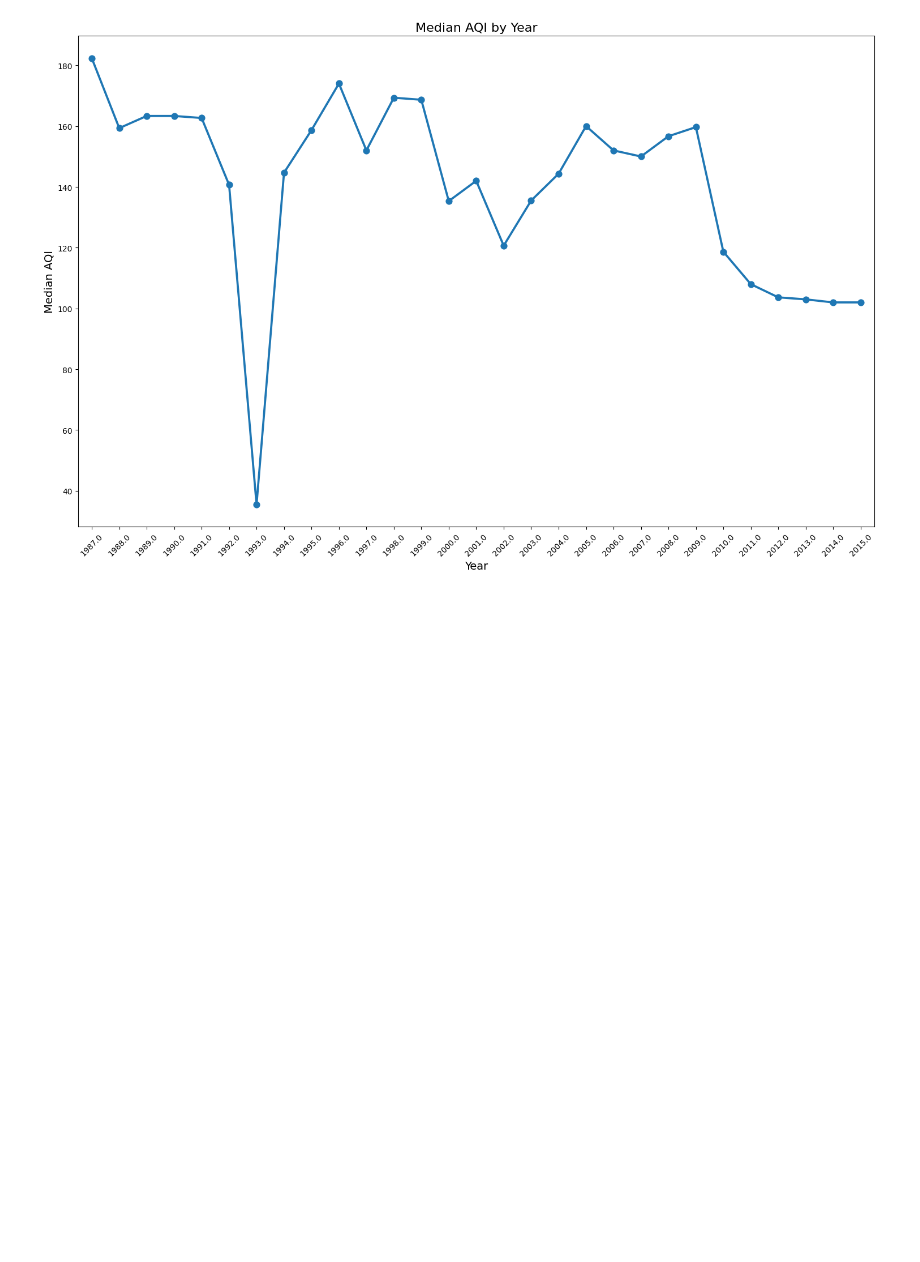
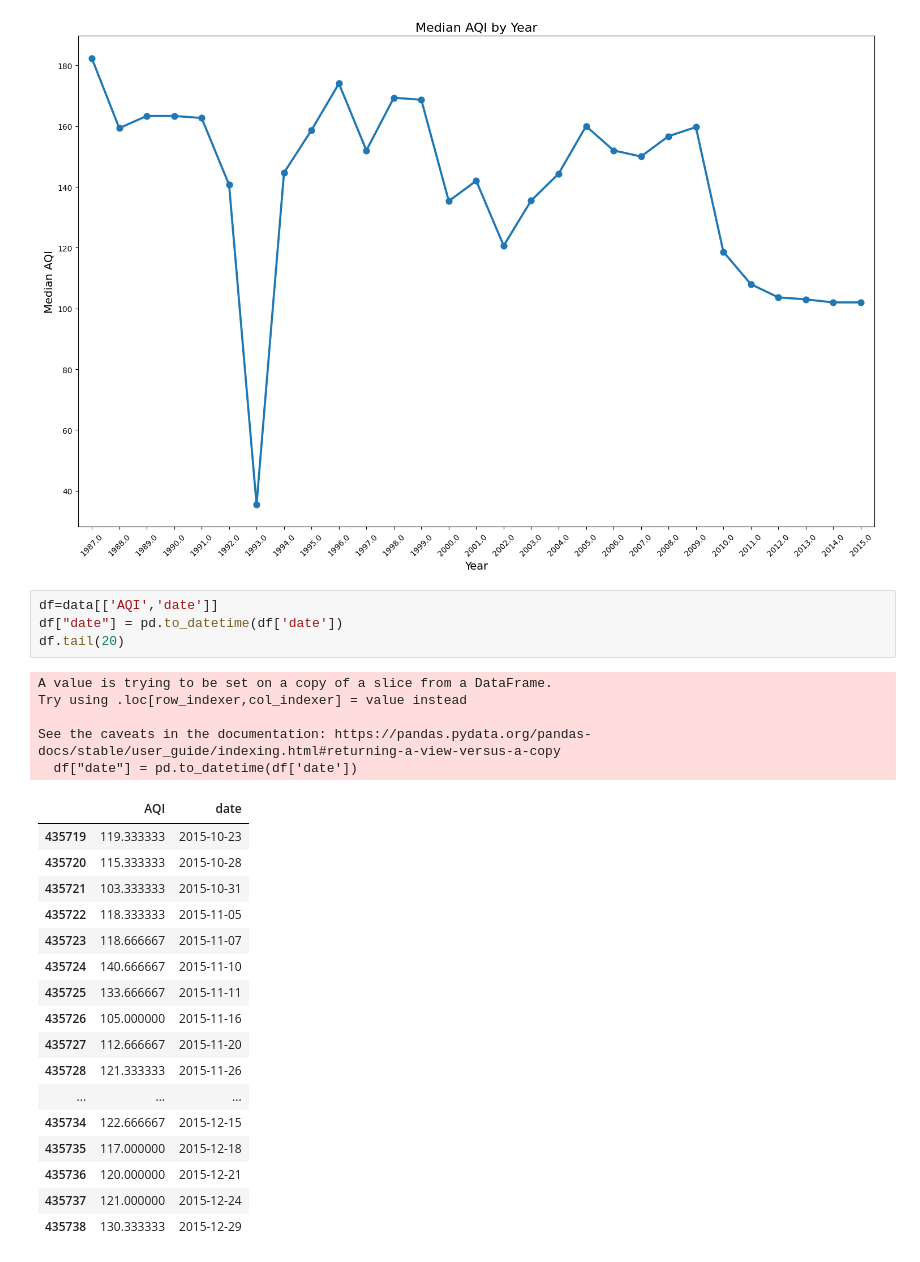
Before and after one commit to soulbrooxx/indian-air, a Jupyter notebook: idian-air.ipynb, the cells around one changed output. Cells and saved outputs as stored; diff of their text form; blank space fills up the shorter version.

```diff
--- a/idian-air.ipynb
+++ b/idian-air.ipynb
@@ -201,3 +290,30 @@ plt.tight_layout()
 plt.show()
 # %% [output]
 [figure]
+# %%
+df=data[['AQI','date']]
+df["date"] = pd.to_datetime(df['date'])
+df.tail(20)
+# %% [output]
+A value is trying to be set on a copy of a slice from a DataFrame.
+Try using .loc[row_indexer,col_indexer] = value instead
+
+See the caveats in the documentation: https://pandas.pydata.org/pandas-docs/stable/user_guide/indexing.html#returning-a-view-versus-a-copy
+  df["date"] = pd.to_datetime(df['date'])
+|  | AQI | date |
+| 435719 | 119.333333 | 2015-10-23 |
+| 435720 | 115.333333 | 2015-10-28 |
+| 435721 | 103.333333 | 2015-10-31 |
+| 435722 | 118.333333 | 2015-11-05 |
+| 435723 | 118.666667 | 2015-11-07 |
+| 435724 | 140.666667 | 2015-11-10 |
+| 435725 | 133.666667 | 2015-11-11 |
+| 435726 | 105.000000 | 2015-11-16 |
+| 435727 | 112.666667 | 2015-11-20 |
+| 435728 | 121.333333 | 2015-11-26 |
+| ... | ... | ... |
+| 435734 | 122.666667 | 2015-12-15 |
+| 435735 | 117.000000 | 2015-12-18 |
+| 435736 | 120.000000 | 2015-12-21 |
+| 435737 | 121.000000 | 2015-12-24 |
+| 435738 | 130.333333 | 2015-12-29 |
```
Also changed, not shown: parts of 13 cells of this notebook, 36 other files.
